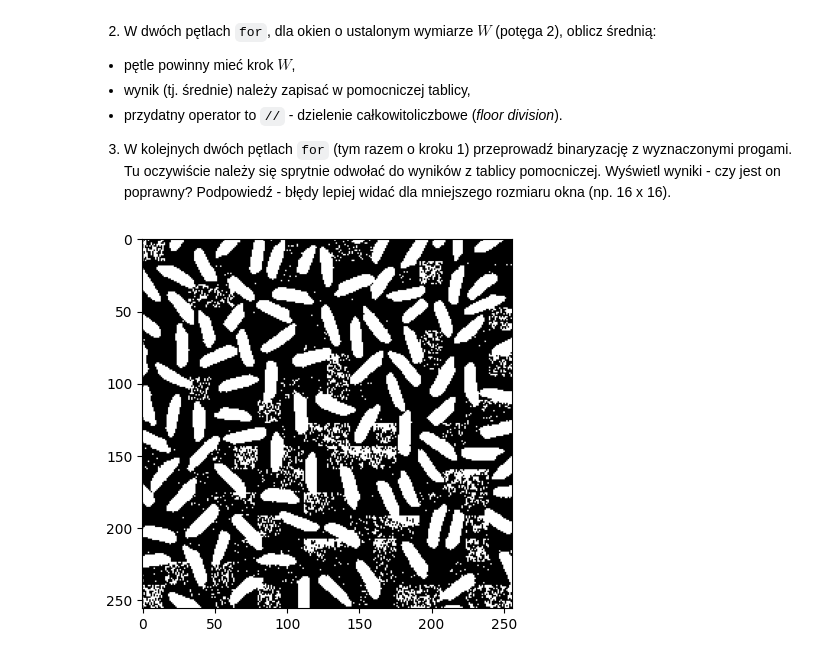
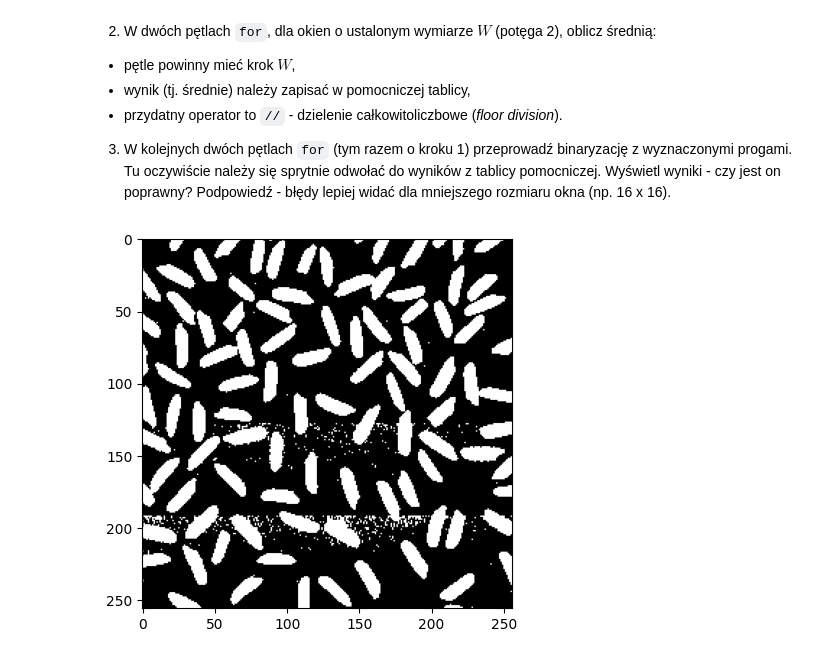
Before and after one commit to JakubFr4czek/WCPO, a Jupyter notebook: Lab4/04_thresholding_hw.ipynb, the cells around one changed output. Saved outputs shown, nothing was run; the diff lists cells and outputs as text; code cells hidden in the pictures.

```diff
--- a/Lab4/04_thresholding_hw.ipynb
+++ b/Lab4/04_thresholding_hw.ipynb
@@ -39,30 +39,36 @@ if not os.path.exists(fileName):
 # %%
 rice = cv2.imread('rice.png')
 rice = cv2.cvtColor(rice, cv2.COLOR_BGR2GRAY)
 
-W = 2 ** 4
+def binarize_window(img):
 
-mean_list = [] # Że listach średnich, a nie że lista jest niemiła :(
+    W = 2 ** 6
 
-# Zakładam, że rice.shape[0] jest podzielne przez W (a jest, dla tego konkretnego obrazka)
-for i in range(W, rice.shape[0] + W, W):
-    mean_list.append([])
-    for j in range(W, rice.shape[1] + W, W):
-        window = rice[i - W : i, j - W : j]
-        #print(rice[i - W : i, j - W : j])
-        mean_list[-1].append(np.mean(window))
+    mean_list = [] # Że listach średnich, a nie że lista jest niemiła :(
 
-for i in range(rice.shape[0]):
-    for j in range(rice.shape[1]):
-        if rice[i][j] < mean_list[i // W][j // W]:
-            rice[i][j] = 0
-        else:
-            rice[i][j] = 255
+    # Zakładam, że img.shape[0] jest podzielne przez W (a jest, dla tego konkretnego obrazka)
+    for i in range(W, img.shape[0] + W, W):
+        mean_list.append([])
+        for j in range(W, img.shape[1] + W, W):
+            window = img[i - W : i, j - W : j]
+            #print(img[i - W : i, j - W : j])
+            mean_list[-1].append(np.mean(window))
+
+    for i in range(img.shape[0]):
+        for j in range(img.shape[1]):
+            if img[i][j] < mean_list[i // W][j // W]:
+                img[i][j] = 0
+            else:
+                img[i][j] = 255
+
+    return img
+
+rice = binarize_window(rice)
 
 plt.imshow(rice, cmap='gray')
 plt.show()
 # %% [output]
-[figure, old version]
+[figure, new version]
 # %% [markdown]
 4. Rozwiązaniem problemu artefaktów na obrazie jest zastosowanie interpolacji.
    Próg binaryzacji dla danego piksela wyliczany jest na podstawie progów z sąsiednich okien.
```
Also changed, not shown: parts of 3 cells of this notebook.
